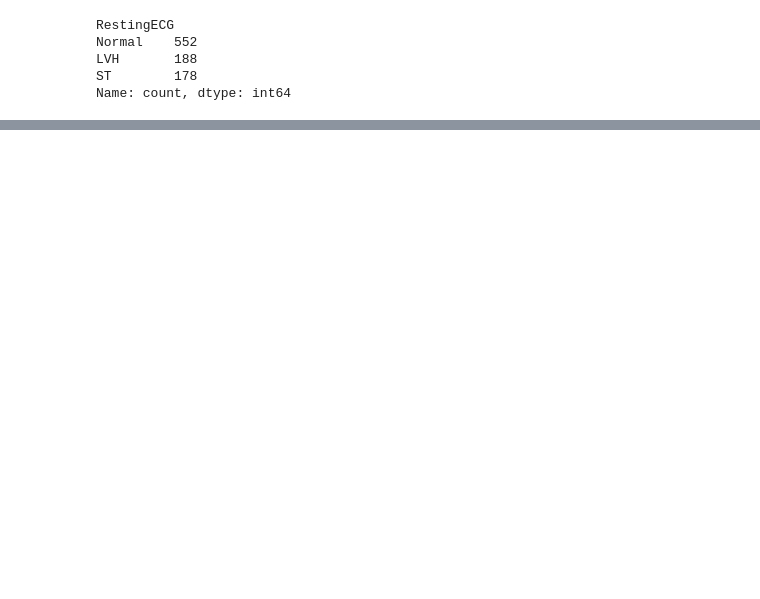
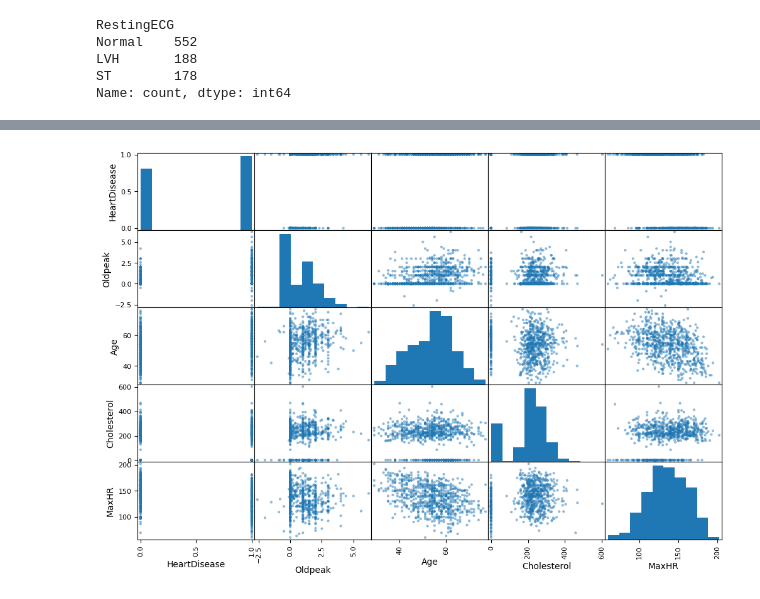
Before and after one commit to maciekpojedynski/heart-failure-prediction, a Jupyter notebook: heart_failure_prediction.ipynb, the cells around one changed output, grey strips where cells are left out. Drawn from its saved outputs; the diff is of its cells as text; code cells hidden in the pictures; blank space fills up the shorter version.

```diff
--- a/heart_failure_prediction.ipynb
+++ b/heart_failure_prediction.ipynb
@@ -143,0 +172,6 @@ Name: count, dtype: int64
+# %%
+attributes = ['HeartDisease','Oldpeak','Age','Cholesterol','MaxHR']
+pd.plotting.scatter_matrix(heart_disease[attributes], figsize = (12,8))
+plt.show()
+# %% [output]
+[figure, added]
```
Also changed, not shown: parts of 6 cells of this notebook.
